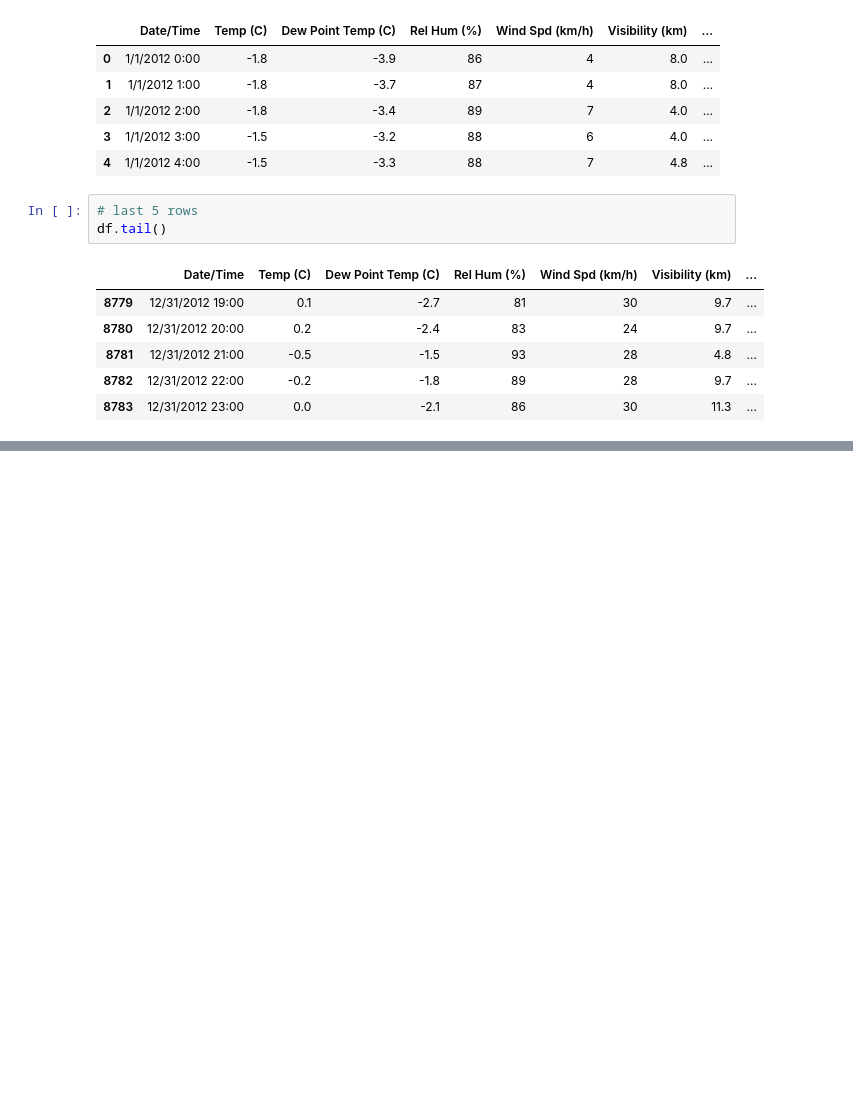
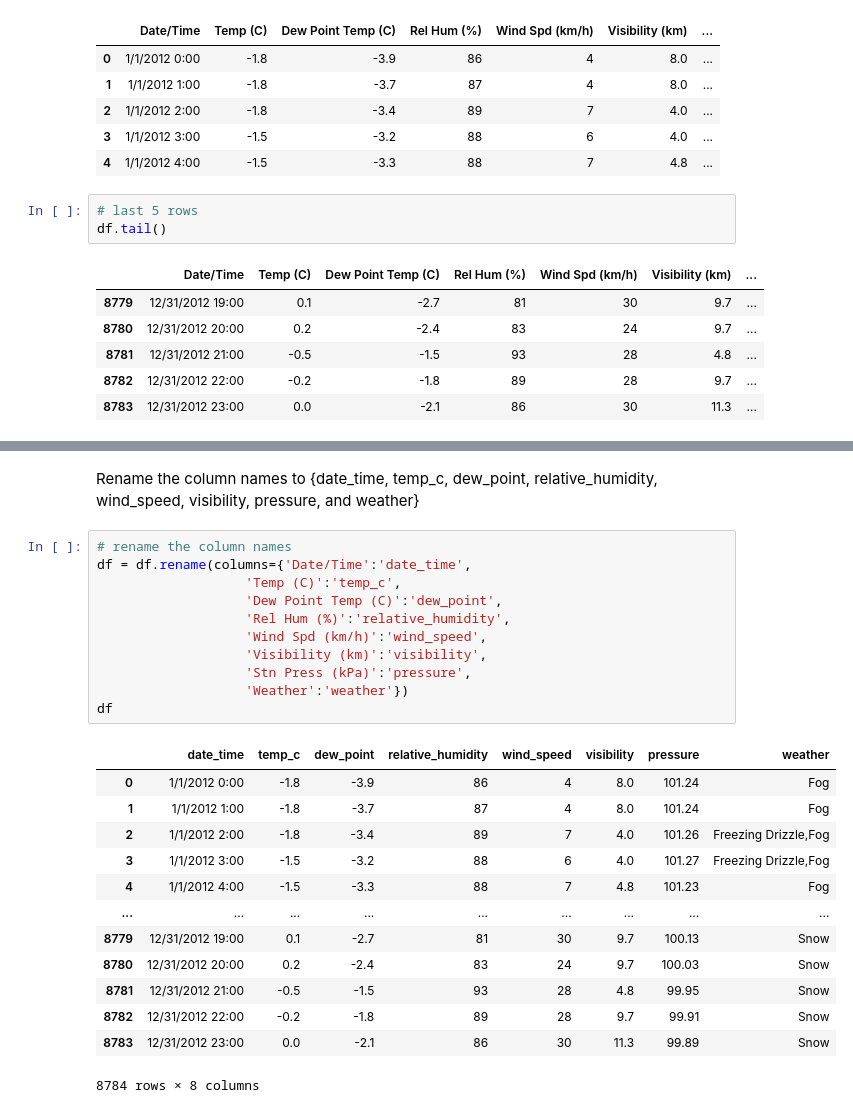
Before and after one commit to ltc870/MLA1_LTC, a Jupyter notebook: MLA1_LTC.ipynb, the cells around one changed output, grey strips where cells are left out. Cells and saved outputs as stored; diff of their text form; blank space fills up the shorter version.

```diff
--- a/MLA1_LTC.ipynb
+++ b/MLA1_LTC.ipynb
@@ -70,0 +86,27 @@ df.sample(5)
+# %% [markdown]
+Rename the column names to {date_time, temp_c, dew_point, relative_humidity, wind_speed, visibility, pressure, and weather}
+# %%
+# rename the column names
+df = df.rename(columns={'Date/Time':'date_time',
+                   'Temp (C)':'temp_c',
+                   'Dew Point Temp (C)':'dew_point',
+                   'Rel Hum (%)':'relative_humidity',
+                   'Wind Spd (km/h)':'wind_speed',
+                   'Visibility (km)':'visibility',
+                   'Stn Press (kPa)':'pressure',
+                   'Weather':'weather'})
+df
+# %% [output]
+|  | date_time | temp_c | dew_point | relative_humidity | wind_speed | visibility | pressure | weather |
+| 0 | 1/1/2012 0:00 | -1.8 | -3.9 | 86 | 4 | 8.0 | 101.24 | Fog |
+| 1 | 1/1/2012 1:00 | -1.8 | -3.7 | 87 | 4 | 8.0 | 101.24 | Fog |
+| 2 | 1/1/2012 2:00 | -1.8 | -3.4 | 89 | 7 | 4.0 | 101.26 | Freezing Drizzle,Fog |
+| 3 | 1/1/2012 3:00 | -1.5 | -3.2 | 88 | 6 | 4.0 | 101.27 | Freezing Drizzle,Fog |
+| 4 | 1/1/2012 4:00 | -1.5 | -3.3 | 88 | 7 | 4.8 | 101.23 | Fog |
+| ... | ... | ... | ... | ... | ... | ... | ... | ... |
+| 8779 | 12/31/2012 19:00 | 0.1 | -2.7 | 81 | 30 | 9.7 | 100.13 | Snow |
+| 8780 | 12/31/2012 20:00 | 0.2 | -2.4 | 83 | 24 | 9.7 | 100.03 | Snow |
+| 8781 | 12/31/2012 21:00 | -0.5 | -1.5 | 93 | 28 | 4.8 | 99.95 | Snow |
+| 8782 | 12/31/2012 22:00 | -0.2 | -1.8 | 89 | 28 | 9.7 | 99.91 | Snow |
+| 8783 | 12/31/2012 23:00 | 0.0 | -2.1 | 86 | 30 | 11.3 | 99.89 | Snow |
+8784 rows × 8 columns
```
Also changed, not shown: parts of 5 cells of this notebook.
